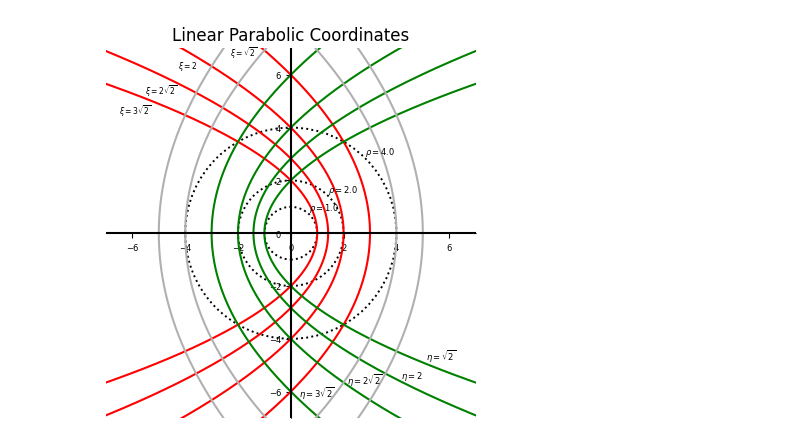
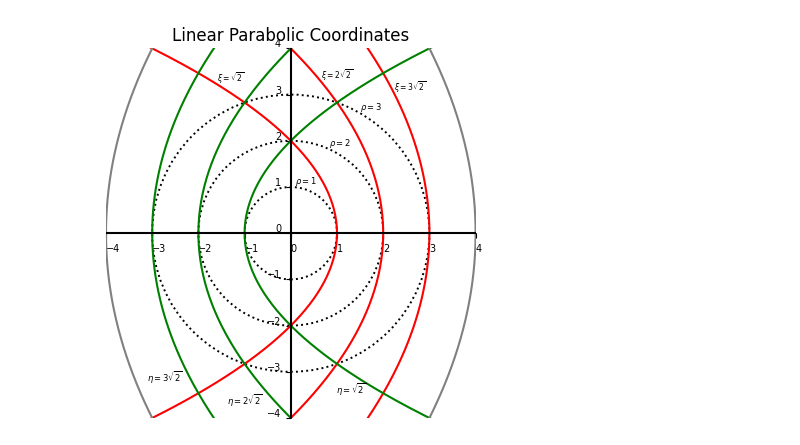
Before and after one commit to gregslombardo/Weber, a Jupyter notebook: Parabolicc Grids.ipynb, the cells around one changed output. Cells and saved outputs as stored; diff of their text form; code cells hidden in the pictures.

```diff
--- a/Parabolicc Grids.ipynb
+++ b/Parabolicc Grids.ipynb
@@ -60,10 +68,10 @@ import numpy as np
 
 fig, ax = plt.subplots()
 
-xi_values = np.array([(2)**(1/2), 2,(8)**(1/2), (18)**(1/2)])
-xi_values_grid = np.array([(32)**(1/2), (50)**(1/2)])
-eta_values = np.array([(2)**(1/2),2, (8)**(1/2), (18)**(1/2)])
-eta_values_grid = np.array([(32)**(1/2),(50)**(1/2)])
+xi_values = np.array([(2)**(1/2), 2*(2)**(1/2), 3*(2)**(1/2) ])
+xi_values_grid = np.array([ 4*(2)**(1/2),5*(2)**(1/2)])
+eta_values = np.array([(2)**(1/2), 2*(2)**(1/2), 3*(2)**(1/2)  ])
+eta_values_grid = np.array([4*(2)**(1/2),5*(2)**(1/2)])
 y_values = np.linspace(-20, 20, 1000)
 
 for xi in xi_values:
@@ -76,53 +84,70 @@ for eta in eta_values:
 
 for xi in xi_values_grid:
     x = (xi - (y_values**2) / (2*xi)) / 2**(1/2)
-    ax.plot(x, y_values, color=grid_color_rgb)
+    ax.plot(x, y_values, color='gray')
 
 for eta in eta_values_grid:
     x = ((y_values**2) / (2*eta) - eta) / 2**(1/2)
-    ax.plot(x, y_values, color=grid_color_rgb)
+    ax.plot(x, y_values, color='gray')
 
 ax.axhline(0, color='black', linestyle='-')
 ax.axvline(0, color='black', linestyle='-')
 
 ax.set_aspect('equal')
-ax.set_xlim([-7, 7])
-ax.set_ylim([-7, 7])
+ax.set_xlim([-4, 4])
+ax.set_ylim([-4, 4])
 
 ax.grid(False)
-circles = [plt.Circle((0, 0), radius, color='black', fill=False, linestyle=':',linewidth=1.4) for radius in [1, 2, 4]]
-for circle in circles:
+circles = [plt.Circle((0, 0), radius, color='black', fill=False, linestyle=':', linewidth=1.4) for radius in [1, 2, 3]]
+
+angular_offsets = [np.pi/2-np.pi/32, np.pi/3+np.pi/32, np.pi/3]
+radial_factors = [1, 1, 1]
+
+for circle, angle, factor in zip(circles, angular_offsets, radial_factors):
     ax.add_artist(circle)
-    ax.text(circle.radius / np.sqrt(2), circle.radius / np.sqrt(2), r'$\rho={}$'.format(circle.radius),
-    color='black', fontsize=6, ha='left', va='bottom')
+
+    x_label = circle.radius * factor * np.cos(angle)
+    y_label = circle.radius * factor * np.sin(angle)
+
+    ax.text(x_label, y_label, r'$\rho={}$'.format(int(circle.radius)),
+            color='black', fontsize=6, ha='left', va='bottom')
+
+ax.text(2.59,3.1,  r'$\xi=3\sqrt{2}$' , fontsize=5.5, ha='center', fontweight='bold')
+ax.text(1, 3.35,  r'$\xi=2\sqrt{2}$' , fontsize=5.5, ha='center', fontweight='bold')
+ax.text(-1.3, 3.3,  r'$\xi=\sqrt{2}$' , fontsize=5.5, ha='center', fontweight='bold')
+ax.text(-2.72, -3.2,  r'$\eta=3\sqrt{2}$' , fontsize=6, ha='center', fontweight='bold')
+ax.text(-0.99, -3.7,  r'$\eta=2\sqrt{2}$' , fontsize=6, ha='center', fontweight='bold')
+ax.text(1.3, -3.45,  r'$\eta=\sqrt{2}$' , fontsize=6, ha='center', fontweight='bold')
 
 ax.spines['left'].set_position('zero')
 ax.spines['left'].set_color('black')
 ax.spines['left'].set_linewidth(0.5)
-
-ax.text(-1.8,6.7,  r'$\xi=\sqrt{2}$' , fontsize=5.5, ha='center')
-ax.text(-3.9, 6.25,  r'$\xi=2$' , fontsize=5.5, ha='center')
-ax.text(-4.9, 5.28,  r'$\xi=2\sqrt{2}$' , fontsize=5.5, ha='center')
-ax.text(-5.9, 4.5,  r'$\xi=3\sqrt{2}$' , fontsize=5.5, ha='center')
-ax.text(5.7, -4.8,  r'$\eta=\sqrt{2}$' , fontsize=6, ha='center')
-ax.text(4.6, -5.5,  r'$\eta=2$' , fontsize=6, ha='center')
-ax.text(2.8, -5.7,  r'$\eta=2\sqrt{2}$' , fontsize=6, ha='center')
-ax.text(1, -6.2,  r'$\eta=3\sqrt{2}$' , fontsize=6, ha='center')
 
 ax.spines['bottom'].set_position('zero')
 ax.spines['bottom'].set_color('black')
 ax.spines['bottom'].set_linewidth(0.5)
 
 ax.spines['right'].set_color('none')
 ax.spines['top'].set_color('none')
 
+
+current_labels = [item.get_text() for item in ax.get_xticklabels()]
+ax.set_xticklabels(current_labels, ha='left')
+
+current_y_labels = [item.get_text() for item in ax.get_yticklabels()]
+ax.set_yticklabels(current_y_labels, va='bottom')
+
+
 ax.xaxis.set_ticks_position('bottom')
 ax.yaxis.set_ticks_position('left')
 
-ax.tick_params(axis='x', colors='black', labelsize=6)
-ax.tick_params(axis='y', colors='black', labelsize=6)
+ax.tick_params(axis='x', colors='black', labelsize=7)
+ax.tick_params(axis='y', colors='black', labelsize=7)
 plt.title("Linear Parabolic Coordinates")
 
+
+plt.savefig('Linear_Parabolic.pdf', dpi=300)
+
 plt.show()
 # %% [output]
-[figure, old version]
+[figure, new version]
```
Also changed, not shown: parts of 2 cells of this notebook, 4 other files.
